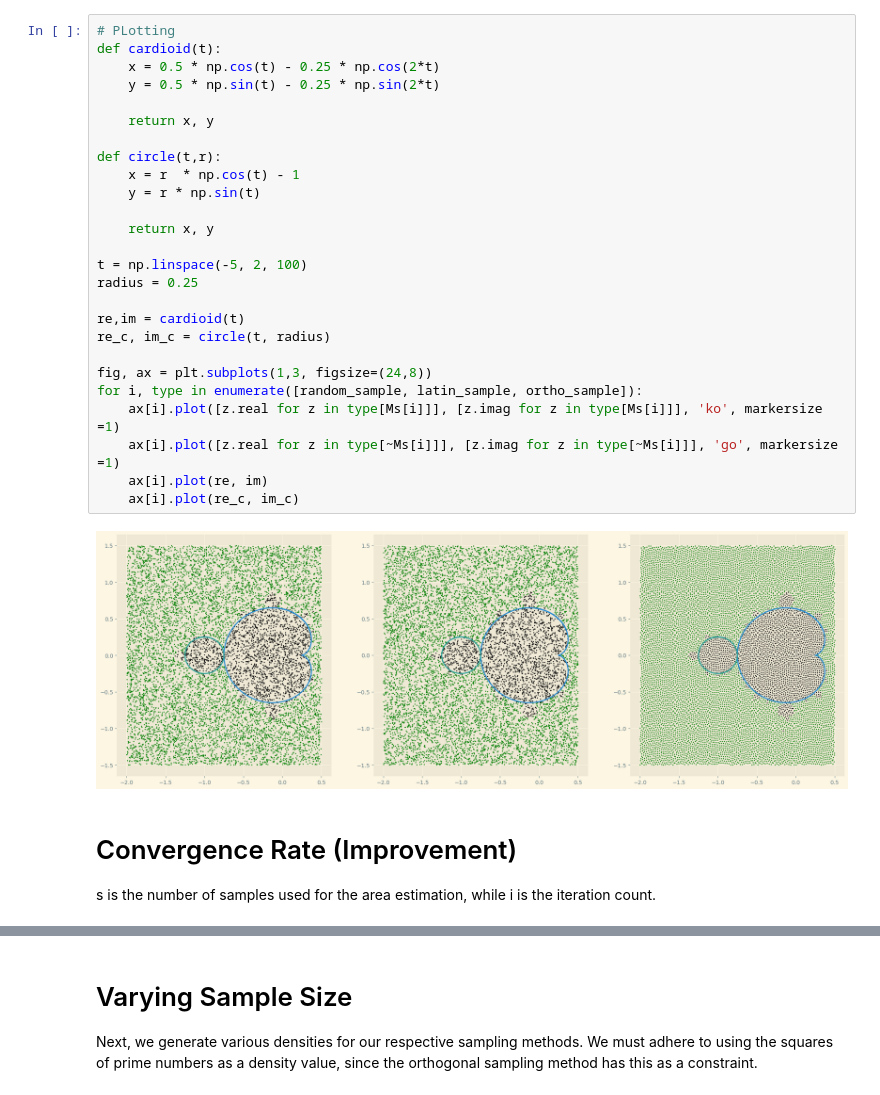
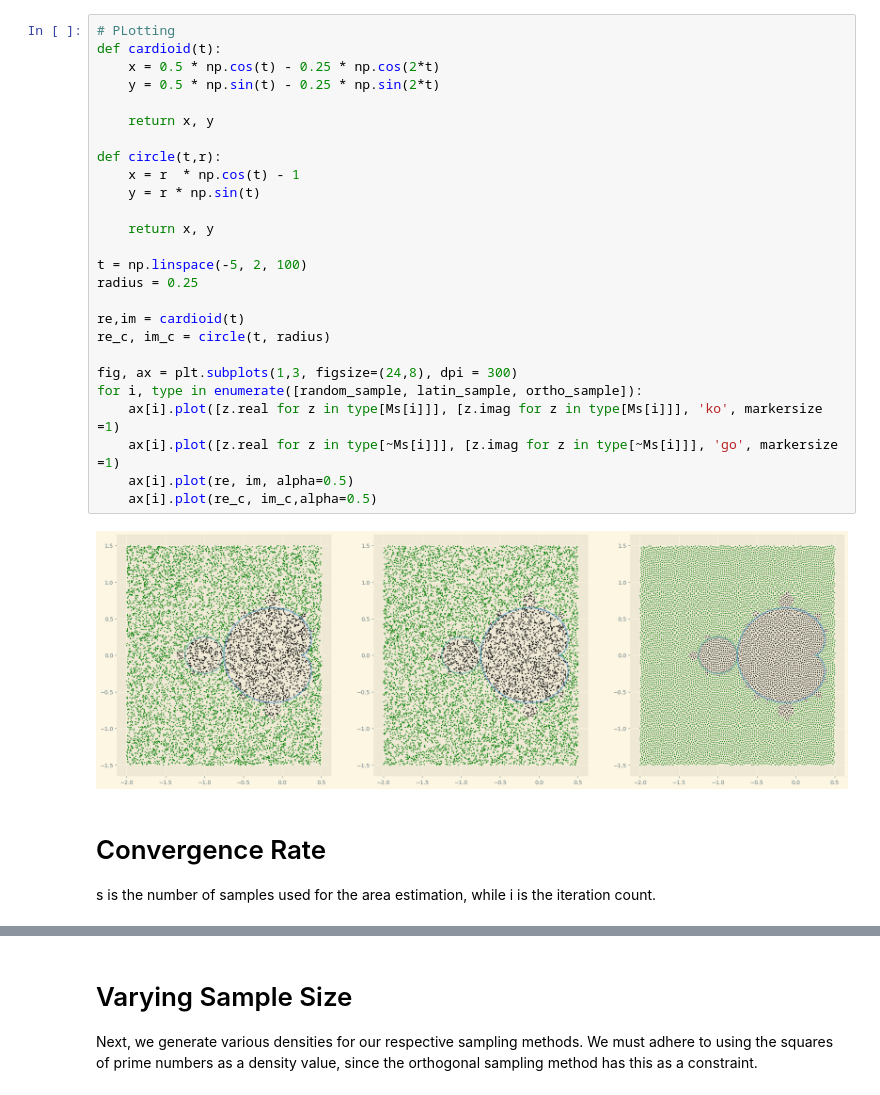
Before and after one commit to lendobo/Stochastic_Sim_1, a Jupyter notebook: mandelbrot.ipynb, the cells around one changed output, grey strips where cells are left out. Saved outputs shown, nothing was run; the diff lists cells and outputs as text.

```diff
--- a/mandelbrot.ipynb
+++ b/mandelbrot.ipynb
@@ -139,33 +146,33 @@ print(ortho_area)
 # %%
 # PLotting
 def cardioid(t):
     x = 0.5 * np.cos(t) - 0.25 * np.cos(2*t)
     y = 0.5 * np.sin(t) - 0.25 * np.sin(2*t)
 
     return x, y
 
 def circle(t,r):
     x = r  * np.cos(t) - 1
     y = r * np.sin(t)
 
     return x, y
 
 t = np.linspace(-5, 2, 100)
 radius = 0.25
 
 re,im = cardioid(t)
 re_c, im_c = circle(t, radius)
 
-fig, ax = plt.subplots(1,3, figsize=(24,8))
+fig, ax = plt.subplots(1,3, figsize=(24,8), dpi = 300)
 for i, type in enumerate([random_sample, latin_sample, ortho_sample]):
     ax[i].plot([z.real for z in type[Ms[i]]], [z.imag for z in type[Ms[i]]], 'ko', markersize =1)
     ax[i].plot([z.real for z in type[~Ms[i]]], [z.imag for z in type[~Ms[i]]], 'go', markersize =1)
-    ax[i].plot(re, im)
-    ax[i].plot(re_c, im_c)
+    ax[i].plot(re, im, alpha=0.5)
+    ax[i].plot(re_c, im_c,alpha=0.5)
 # %% [output]
-[figure, old version]
+[figure, new version]
 # %% [markdown]
-# Convergence Rate (Improvement)
+# Convergence Rate
 
 s is the number of samples used for the area estimation, while i is the iteration count.
 # %%
```
Also changed, not shown: parts of 13 cells of this notebook.
